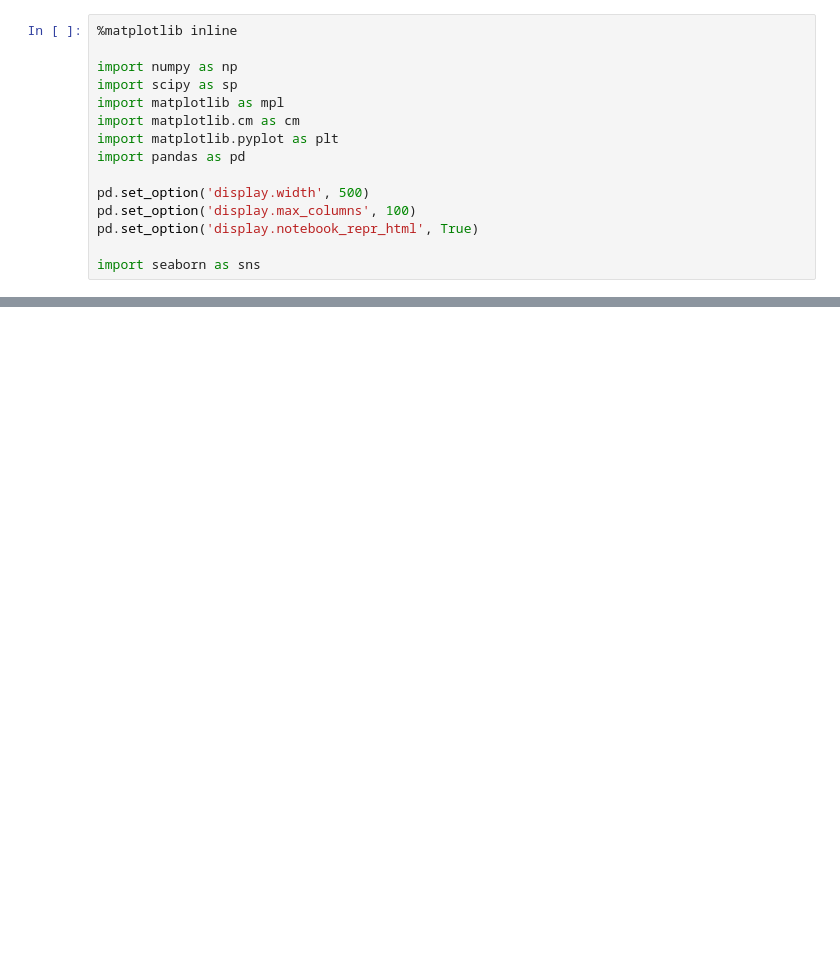
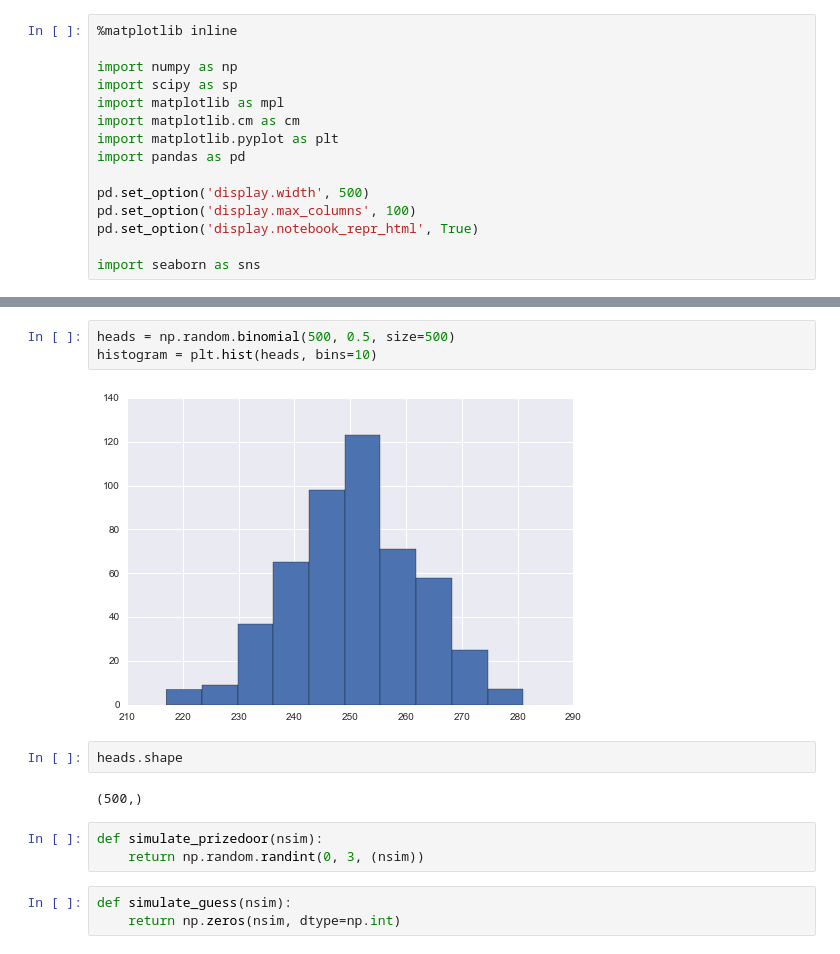
Before and after one commit to bgulbis/2015lab1, a Jupyter notebook: HW0-brian.ipynb, the cells around one changed output, grey strips where cells are left out. Cells and saved outputs as stored; diff of their text form; blank space fills up the shorter version.

```diff
--- a/HW0-brian.ipynb
+++ b/HW0-brian.ipynb
@@ -71,0 +100,15 @@ print("Max is ", x.max())
+# %%
+heads = np.random.binomial(500, 0.5, size=500)
+histogram = plt.hist(heads, bins=10)
+# %% [output]
+[figure, added]
+# %%
+heads.shape
+# %% [output]
+(500,)
+# %%
+def simulate_prizedoor(nsim):
+    return np.random.randint(0, 3, (nsim))
+# %%
+def simulate_guess(nsim):
+    return np.zeros(nsim, dtype=np.int)
```
Also changed, not shown: parts of 10 cells of this notebook, 1 other file.
